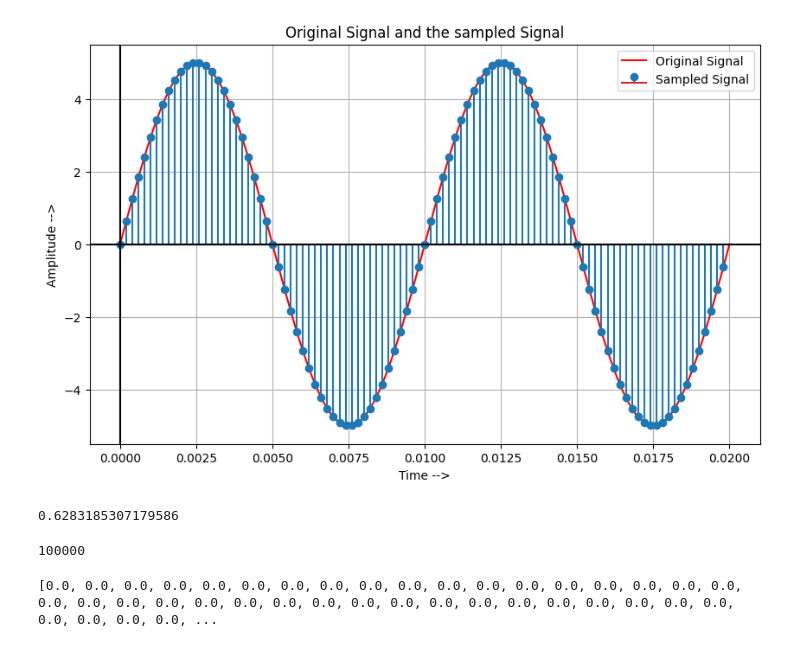
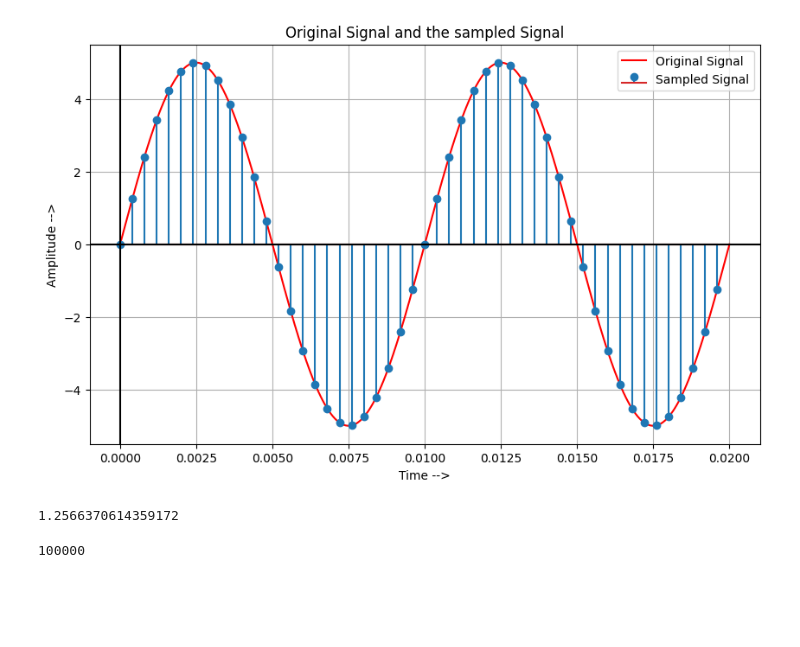
Before and after one commit to ParasKore2003/Digital-Communication-Lab, a Jupyter notebook: Digital Communication/Seniors code/trial.ipynb, the cells around one changed output. Drawn from its saved outputs; the diff is of its cells as text; code cells hidden in the pictures; blank space fills up the shorter version.

```diff
--- a/Digital Communication/Seniors code/trial.ipynb
+++ b/Digital Communication/Seniors code/trial.ipynb
@@ -37,34 +10,34 @@ def delta_dm(A, fm, fs, pi):
 # %%
 A = 5 #Amplitude for input signal
 fm = 100 #Message Frequency
-M = 50   #Nyquist Constant
+M = 25   #Nyquist Constant
 fs = M * fm  #Sampling Frequency
 ts = 1 / fs  #Sampling Period
 cycles = 2   #Number of cycles
 t_org = np.linspace(0, M * cycles * ts, 100000)   #Points for original signal
 t_sam = np.arange(0, M * cycles * ts, ts)         #Points for sampled signal
 x_org = A * np.sin(2 * pi * fm * t_org)           #Original signal
 x_sam = A * np.sin(2 * pi * fm * t_sam)           #Sampled Signal
 
 plt.figure(figsize=(10,6))
 plt.plot(t_org, x_org, color = 'red')
 plt.stem(t_sam,x_sam)
 plt.title('Original Signal and the sampled Signal')
 plt.xlabel('Time -->')
 plt.ylabel('Amplitude -->')
 plt.legend(['Original Signal', 'Sampled Signal'], loc = 'upper right')
 plt.grid(True)
 plt.axhline( y = 0, color = 'black')
 plt.axvline( x = 0, color = 'black')
 plt.show()
 # %% [output]
-[figure, old version]
+[figure, new version]
 # %%
 delta = delta_dm(A,fm,fs,pi)
-# delta = 0.4
+# delta = 2
 print(delta)
 # %% [output]
-0.6283185307179586
+1.2566370614359172
 # %%
 len_org = (len(t_org))
 len_sam = len(t_sam)
@@ -104,7 +77,3 @@ for i in range(0,len_sam):
 print(len(Dm_list))
 # %% [output]
 100000
-# %%
-print((Dm_list))
-# %% [output]
-[0.0, 0.0, 0.0, 0.0, 0.0, 0.0, 0.0, 0.0, 0.0, 0.0, 0.0, 0.0, 0.0, 0.0, 0.0, 0.0, 0.0, 0.0, 0.0, 0.0, 0.0, 0.0, 0.0, 0.0, 0.0, 0.0, 0.0, 0.0, 0.0, 0.0, 0.0, 0.0, 0.0, 0.0, 0.0, 0.0, 0.0, 0.0, 0.0, 0.0, ...
```
Also changed, not shown: parts of 6 cells of this notebook, 1 other file.
